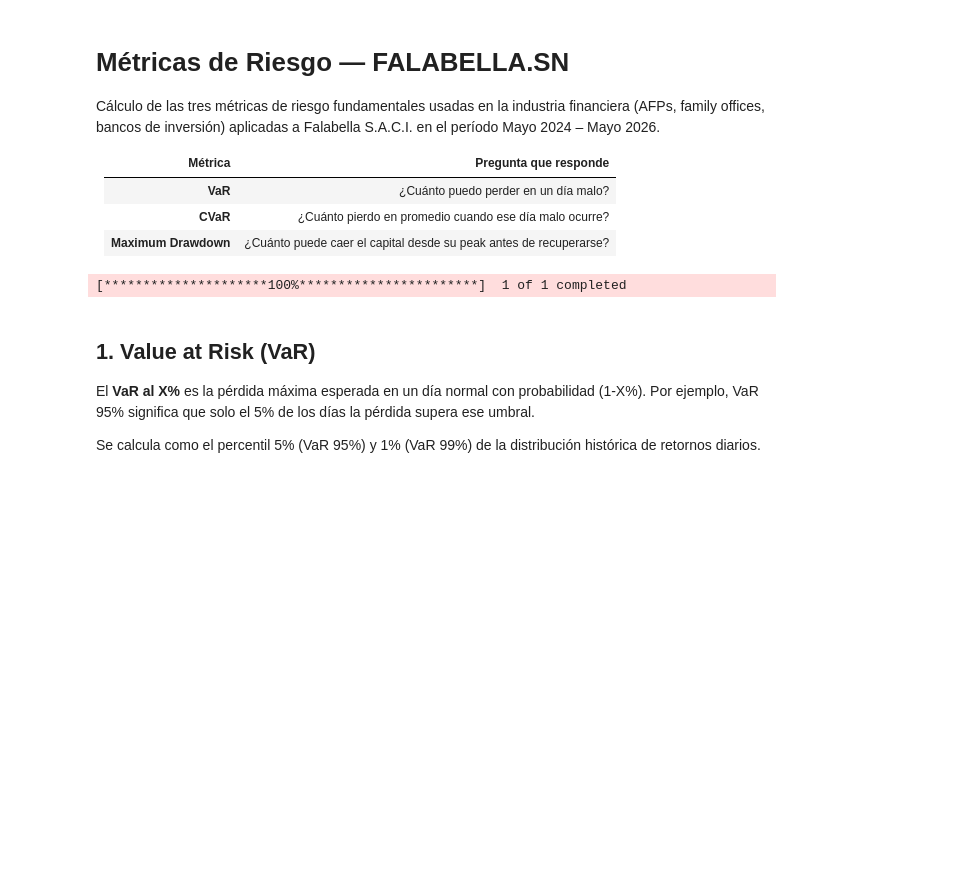
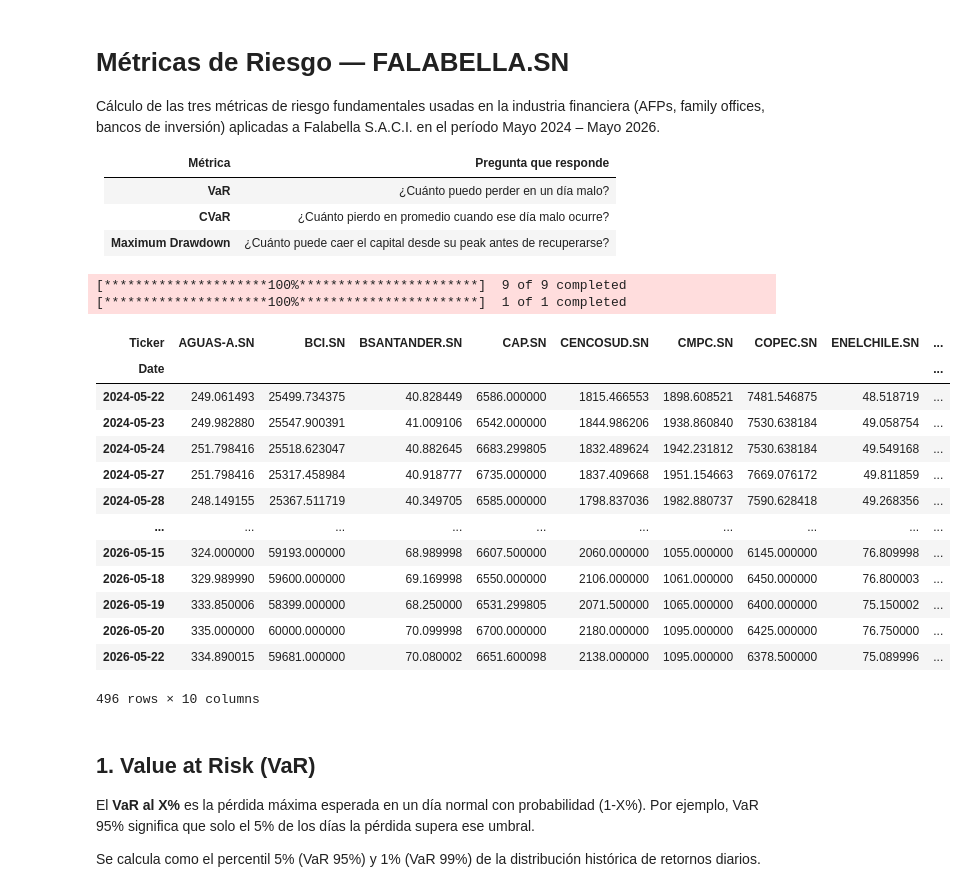
Before and after one commit to pablovergaraw/quant-journey-pablo, a Jupyter notebook: 03_riesgo.ipynb, the cells around one changed output. Cells and saved outputs as stored; diff of their text form; code cells hidden in the pictures; blank space fills up the shorter version.

```diff
--- a/03_riesgo.ipynb
+++ b/03_riesgo.ipynb
@@ -15,7 +17,28 @@ import numpy as np
 # %%
-datos_totales_falabella = yf.download(tickers = "FALABELLA.SN", period= "2y")
+lista_nombre_acciones = ["COPEC.SN", "FALABELLA.SN", "CMPC.SN", "CENCOSUD.SN","ENELCHILE.SN", "BSANTANDER.SN", "BCI.SN","CAP.SN", "AGUAS-A.SN"]
+datos_brutos_acciones = yf.download(tickers = lista_nombre_acciones, period = "2y")
+lista_nombre_acciones.append("ECH")
+ech = yf.download("ECH", period="2y")["Close"]
+precios_cierre = datos_brutos_acciones["Close"].copy()
+precios_cierre["ECH"] = ech.reindex(precios_cierre.index).ffill().bfill()
+precios_cierre
 # %% [output]
+[*********************100%***********************]  9 of 9 completed
 [*********************100%***********************]  1 of 1 completed
+| Ticker | AGUAS-A.SN | BCI.SN | BSANTANDER.SN | CAP.SN | CENCOSUD.SN | CMPC.SN | COPEC.SN | ENELCHILE.SN | ... |
+| Date |  |  |  |  |  |  |  |  | ... |
+| 2024-05-22 | 249.061493 | 25499.734375 | 40.828449 | 6586.000000 | 1815.466553 | 1898.608521 | 7481.546875 | 48.518719 | ... |
+| 2024-05-23 | 249.982880 | 25547.900391 | 41.009106 | 6542.000000 | 1844.986206 | 1938.860840 | 7530.638184 | 49.058754 | ... |
+| 2024-05-24 | 251.798416 | 25518.623047 | 40.882645 | 6683.299805 | 1832.489624 | 1942.231812 | 7530.638184 | 49.549168 | ... |
+| 2024-05-27 | 251.798416 | 25317.458984 | 40.918777 | 6735.000000 | 1837.409668 | 1951.154663 | 7669.076172 | 49.811859 | ... |
+| 2024-05-28 | 248.149155 | 25367.511719 | 40.349705 | 6585.000000 | 1798.837036 | 1982.880737 | 7590.628418 | 49.268356 | ... |
+| ... | ... | ... | ... | ... | ... | ... | ... | ... | ... |
+| 2026-05-15 | 324.000000 | 59193.000000 | 68.989998 | 6607.500000 | 2060.000000 | 1055.000000 | 6145.000000 | 76.809998 | ... |
+| 2026-05-18 | 329.989990 | 59600.000000 | 69.169998 | 6550.000000 | 2106.000000 | 1061.000000 | 6450.000000 | 76.800003 | ... |
+| 2026-05-19 | 333.850006 | 58399.000000 | 68.250000 | 6531.299805 | 2071.500000 | 1065.000000 | 6400.000000 | 75.150002 | ... |
+| 2026-05-20 | 335.000000 | 60000.000000 | 70.099998 | 6700.000000 | 2180.000000 | 1095.000000 | 6425.000000 | 76.750000 | ... |
+| 2026-05-22 | 334.890015 | 59681.000000 | 70.080002 | 6651.600098 | 2138.000000 | 1095.000000 | 6378.500000 | 75.089996 | ... |
+496 rows × 10 columns
 # %% [markdown]
 ## 1. Value at Risk (VaR)
 
```
Also changed, not shown: parts of 9 cells of this notebook, 2 other files.
